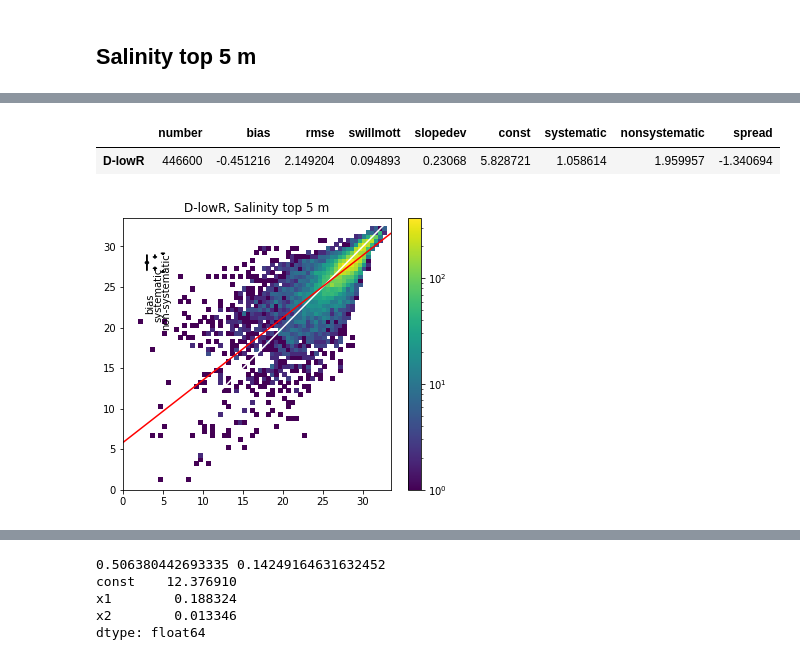
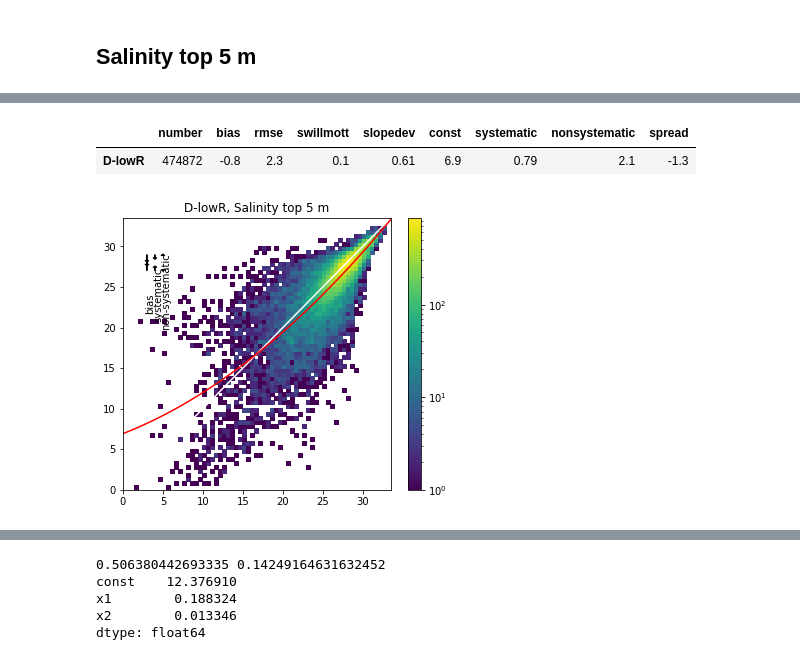
Before and after one commit to SalishSeaCast/analysis-susan, a Jupyter notebook: notebooks/PhysTuning/SurfaceSalinity.ipynb, the cells around one changed output, grey strips where cells are left out. Cells and saved outputs as stored; diff of their text form; code cells hidden in the pictures.

Commit message:
Continuing updates to ObsModel intercomparison notebooks

```diff
--- a/notebooks/PhysTuning/SurfaceSalinity.ipynb
+++ b/notebooks/PhysTuning/SurfaceSalinity.ipynb
@@ -153,9 +210,12 @@ Dagain
 # %%
 pieces = ('/home/sallen/202007/202007D-lowR/ObsModel_202007D-lowR_ctd_20150101_20151231.csv',
+          '/home/sallen/202007/202007D-lowR/ObsModel_202007D-lowR_psfts_20150101_20151231.csv',
          '/home/sallen/202007/202007D-lowR/ObsModel_202007D-lowR_pugts_20150101_20151231.csv',
          '/home/sallen/202007/202007D-lowR/ObsModel_202007D-lowR_ctd_20160101_20161231.csv',
+          '/home/sallen/202007/202007D-lowR/ObsModel_202007D-lowR_psfts_20160101_20161231.csv',
          '/home/sallen/202007/202007D-lowR/ObsModel_202007D-lowR_pugts_20160101_20161231.csv',
          '/home/sallen/202007/202007D-lowR/ObsModel_202007D-lowR_ctd_20170101_20171231.csv',
+          '/home/sallen/202007/202007D-lowR/ObsModel_202007D-lowR_psfts_20170101_20171231.csv',
          '/home/sallen/202007/202007D-lowR/ObsModel_202007D-lowR_pugts_20170101_20171231.csv',
          '/home/sallen/202007/202007D-lowR/ObsModel_202007D-lowR_ferry_20150101_20151231.csv',
          '/home/sallen/202007/202007D-lowR/ObsModel_202007D-lowR_ferry_20160101_20161231.csv',
@@ -163,10 +223,10 @@ pieces = ('/home/sallen/202007/202007D-lowR/ObsModel_202007D-lowR_ctd_20150101_2
 # %%
 temp2 = read_pieces(pieces)
 DlowR = plot_and_stats(temp2, 'D-lowR')
-DlowR
+DlowR.style.format(myformat)
 # %% [output]
 |  | number | bias | rmse | swillmott | slopedev | const | systematic | nonsystematic | spread |
-| D-lowR | 446600 | -0.451216 | 2.149204 | 0.094893 | 0.23068 | 5.828721 | 1.058614 | 1.959957 | -1.340694 |
+| D-lowR | 474872 | -0.8 | 2.3 | 0.1 | 0.61 | 6.9 | 0.79 | 2.1 | -1.3 |
-[figure, old version]
+[figure, new version]
 # %%
 pieces = ('/home/sallen/202007/202007F/ObsModel_202007F_ctd_20150101_20151231.csv',
```
Also changed, not shown: parts of 11 cells of this notebook, 1 other file.
